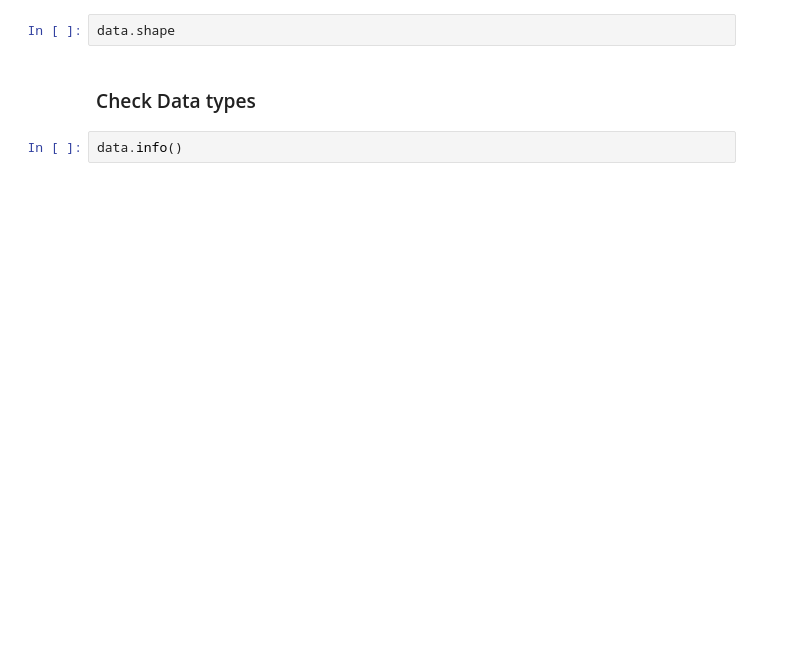
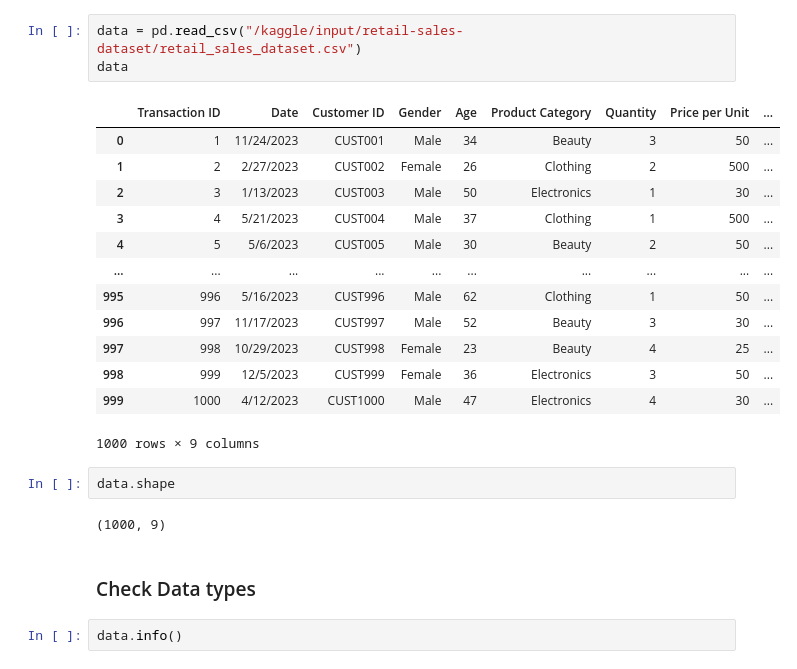
Before and after one commit to syedazw/oibsip_taskno1_level1, a Jupyter notebook: retail-sales-eda-kaggle.ipynb, the cells around one changed output. Cells and saved outputs as stored; diff of their text form; blank space fills up the shorter version.

Commit message:
Kaggle Notebook | Retail Sales- EDA | Version 3

```diff
--- a/retail-sales-eda-kaggle.ipynb
+++ b/retail-sales-eda-kaggle.ipynb
@@ -1,5 +8,24 @@
+# %%
+data = pd.read_csv("/kaggle/input/retail-sales-dataset/retail_sales_dataset.csv")
+data
+# %% [output]
+|  | Transaction ID | Date | Customer ID | Gender | Age | Product Category | Quantity | Price per Unit | ... |
+| 0 | 1 | 11/24/2023 | CUST001 | Male | 34 | Beauty | 3 | 50 | ... |
+| 1 | 2 | 2/27/2023 | CUST002 | Female | 26 | Clothing | 2 | 500 | ... |
+| 2 | 3 | 1/13/2023 | CUST003 | Male | 50 | Electronics | 1 | 30 | ... |
+| 3 | 4 | 5/21/2023 | CUST004 | Male | 37 | Clothing | 1 | 500 | ... |
+| 4 | 5 | 5/6/2023 | CUST005 | Male | 30 | Beauty | 2 | 50 | ... |
+| ... | ... | ... | ... | ... | ... | ... | ... | ... | ... |
+| 995 | 996 | 5/16/2023 | CUST996 | Male | 62 | Clothing | 1 | 50 | ... |
+| 996 | 997 | 11/17/2023 | CUST997 | Male | 52 | Beauty | 3 | 30 | ... |
+| 997 | 998 | 10/29/2023 | CUST998 | Female | 23 | Beauty | 4 | 25 | ... |
+| 998 | 999 | 12/5/2023 | CUST999 | Female | 36 | Electronics | 3 | 50 | ... |
+| 999 | 1000 | 4/12/2023 | CUST1000 | Male | 47 | Electronics | 4 | 30 | ... |
+1000 rows × 9 columns
 # %%
 data.shape
+# %% [output]
+(1000, 9)
 # %% [markdown]
 ### Check Data types
 # %%
```
Also changed, not shown: parts of 15 cells of this notebook.
